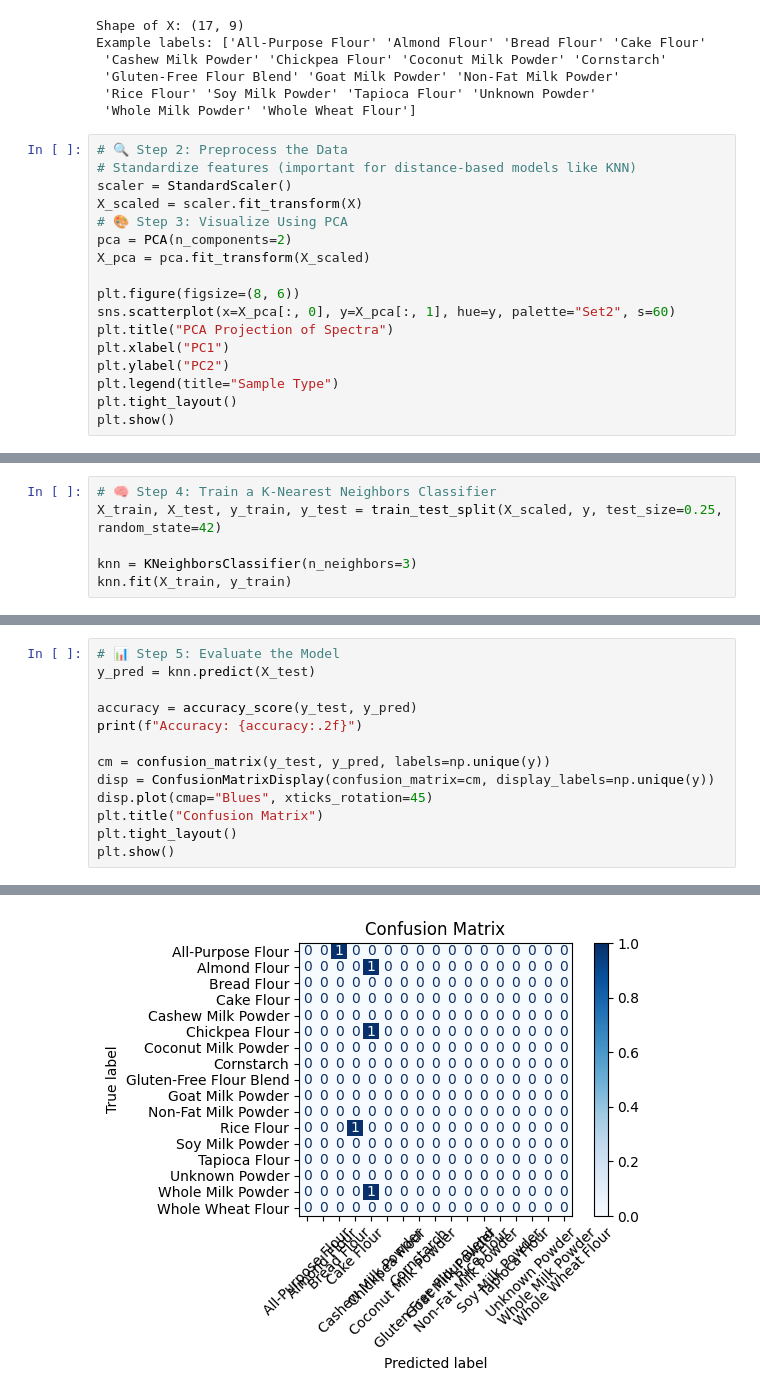
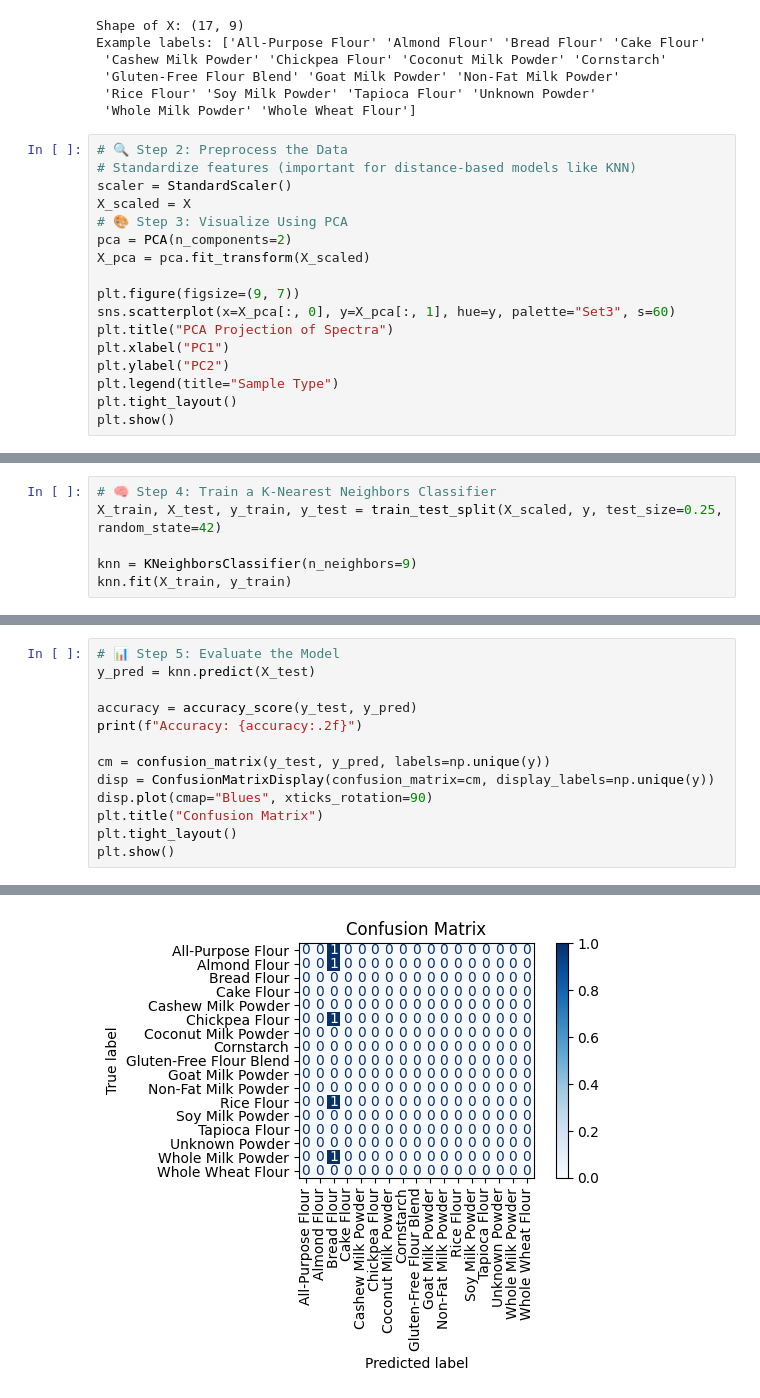
Before and after one commit to Kezzsim/high-school-ml-2025, a Jupyter notebook: notebook.ipynb, the cells around one changed output, grey strips where cells are left out. Saved outputs shown, nothing was run; the diff lists cells and outputs as text.

```diff
--- a/notebook.ipynb
+++ b/notebook.ipynb
@@ -47,13 +65,13 @@ Example labels: ['All-Purpose Flour' 'Almond Flour' 'Bread Flour' 'Cake Flour'
 # 🔍 Step 2: Preprocess the Data
 # Standardize features (important for distance-based models like KNN)
 scaler = StandardScaler()
-X_scaled = scaler.fit_transform(X)
+X_scaled = X
 # 🎨 Step 3: Visualize Using PCA
 pca = PCA(n_components=2)
 X_pca = pca.fit_transform(X_scaled)
 
-plt.figure(figsize=(8, 6))
-sns.scatterplot(x=X_pca[:, 0], y=X_pca[:, 1], hue=y, palette="Set2", s=60)
+plt.figure(figsize=(9, 7))
+sns.scatterplot(x=X_pca[:, 0], y=X_pca[:, 1], hue=y, palette="Set3", s=60)
 plt.title("PCA Projection of Spectra")
 plt.xlabel("PC1")
 plt.ylabel("PC2")
@@ -66,6 +84,6 @@ plt.show()
 # 🧠 Step 4: Train a K-Nearest Neighbors Classifier
 X_train, X_test, y_train, y_test = train_test_split(X_scaled, y, test_size=0.25, random_state=42)
 
-knn = KNeighborsClassifier(n_neighbors=3)
+knn = KNeighborsClassifier(n_neighbors=9)
 knn.fit(X_train, y_train)
 # %% [output]
@@ -73,16 +91,16 @@ KNeighborsClassifier(n_neighbors=3)
 # %%
 # 📊 Step 5: Evaluate the Model
 y_pred = knn.predict(X_test)
 
 accuracy = accuracy_score(y_test, y_pred)
 print(f"Accuracy: {accuracy:.2f}")
 
 cm = confusion_matrix(y_test, y_pred, labels=np.unique(y))
 disp = ConfusionMatrixDisplay(confusion_matrix=cm, display_labels=np.unique(y))
-disp.plot(cmap="Blues", xticks_rotation=45)
+disp.plot(cmap="Blues", xticks_rotation=90)
 plt.title("Confusion Matrix")
 plt.tight_layout()
 plt.show()
 # %% [output]
 Accuracy: 0.00
-[figure, old version]
+[figure, new version]
```
Also changed, not shown: parts of 4 cells of this notebook, 1 other file.
